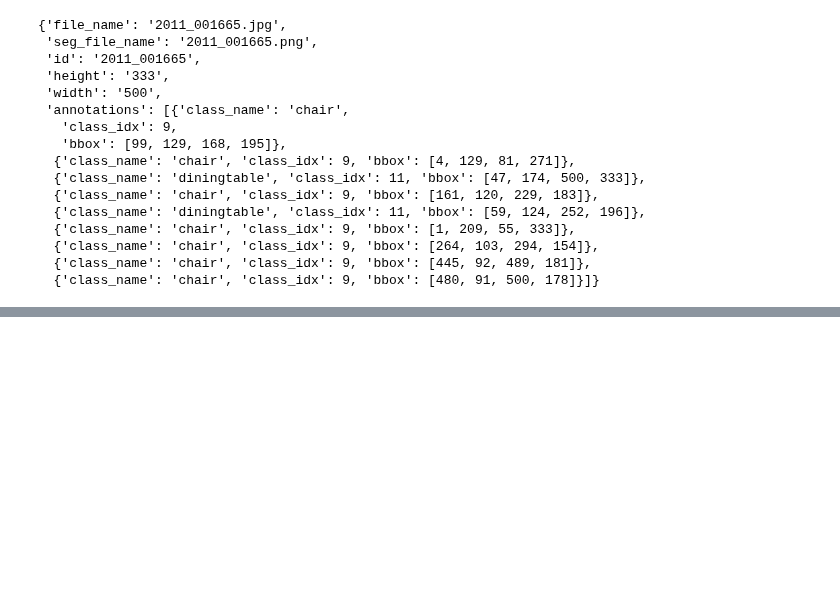
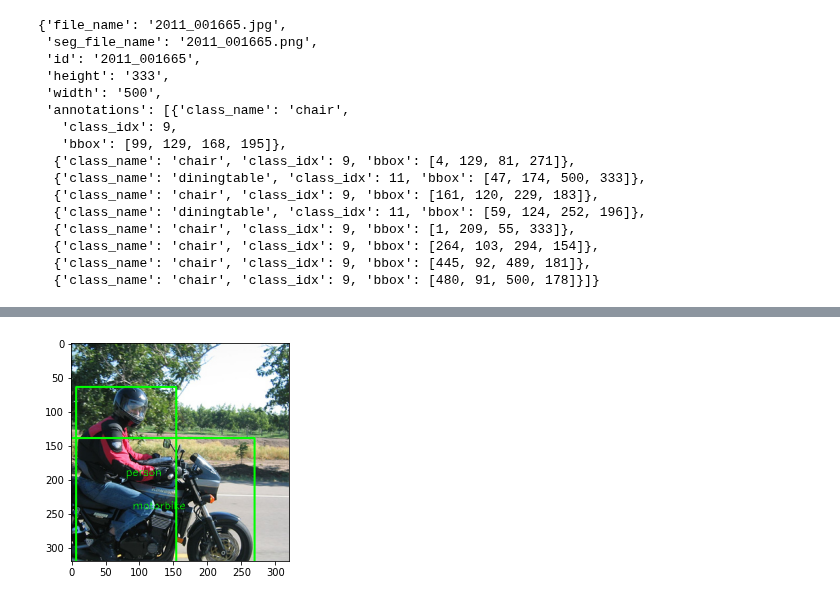
Before and after one commit to MrParosk/ml_playground, a Jupyter notebook: computer_vision/instance_segmentation/mask_rcnn.ipynb, the cells around one changed output, grey strips where cells are left out. Drawn from its saved outputs; the diff is of its cells as text; code cells hidden in the pictures; blank space fills up the shorter version.

```diff
--- a/computer_vision/instance_segmentation/mask_rcnn.ipynb
+++ b/computer_vision/instance_segmentation/mask_rcnn.ipynb
@@ -114,0 +201,15 @@ plot_image(plot_img)
+# %%
+import imgaug.augmenters as iaa
+
+crop = iaa.CenterCropToFixedSize(height=320, width=320)
+# %%
+seg_img_i = seg_img[None, :, :, :]
+img_i = img
+bboxes_i = bboxes[None, :, :]
+# %%
+images_aug_i, segmaps_aug_i, bboxes_aug_i = crop(image=img_i, segmentation_maps=seg_img_i, bounding_boxes=bboxes_i)
+# %%
+img = plot_boxes(images_aug_i, bboxes_aug_i[0, :, :], names)
+plot_image(img)
+# %% [output]
+[figure, added]
```
Also changed, not shown: parts of 15 cells of this notebook, 2 other files.
